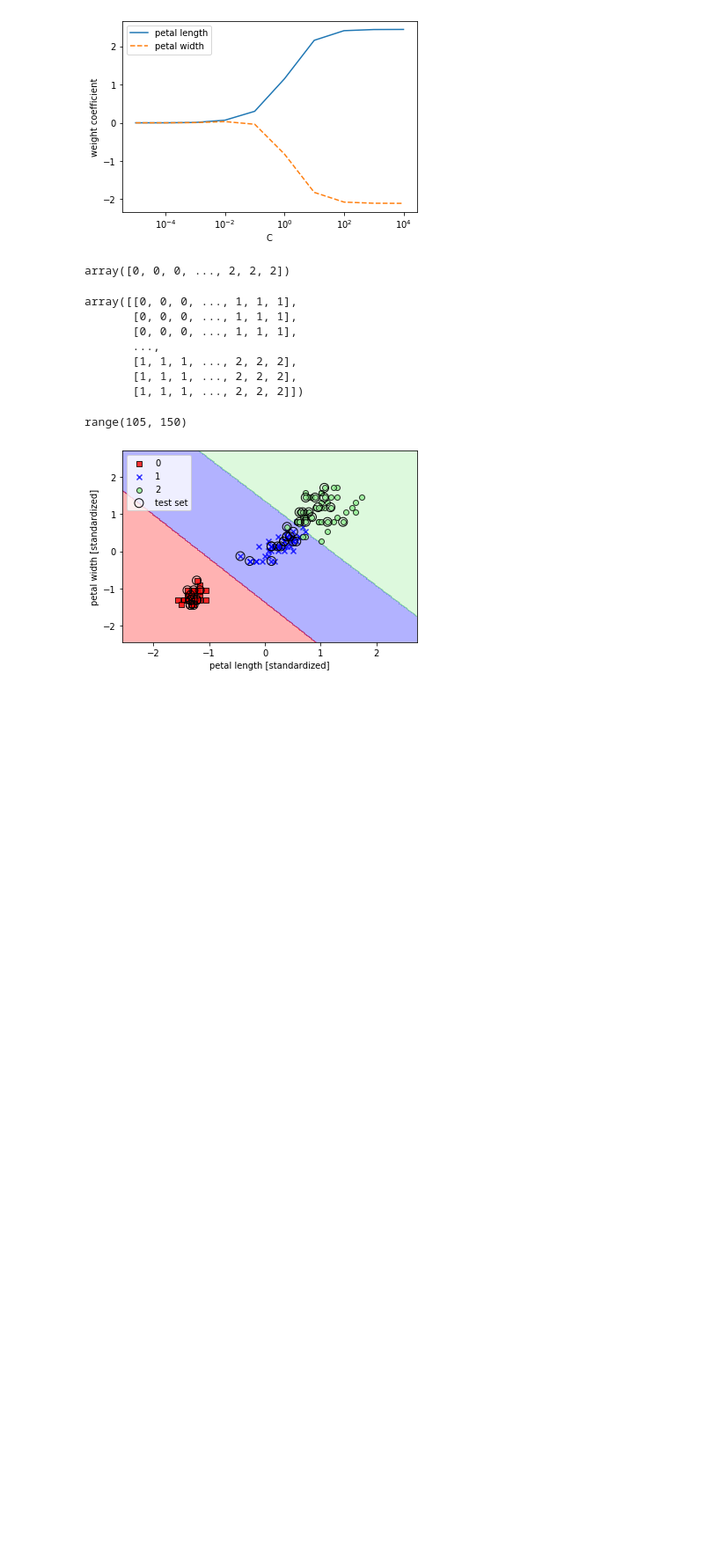
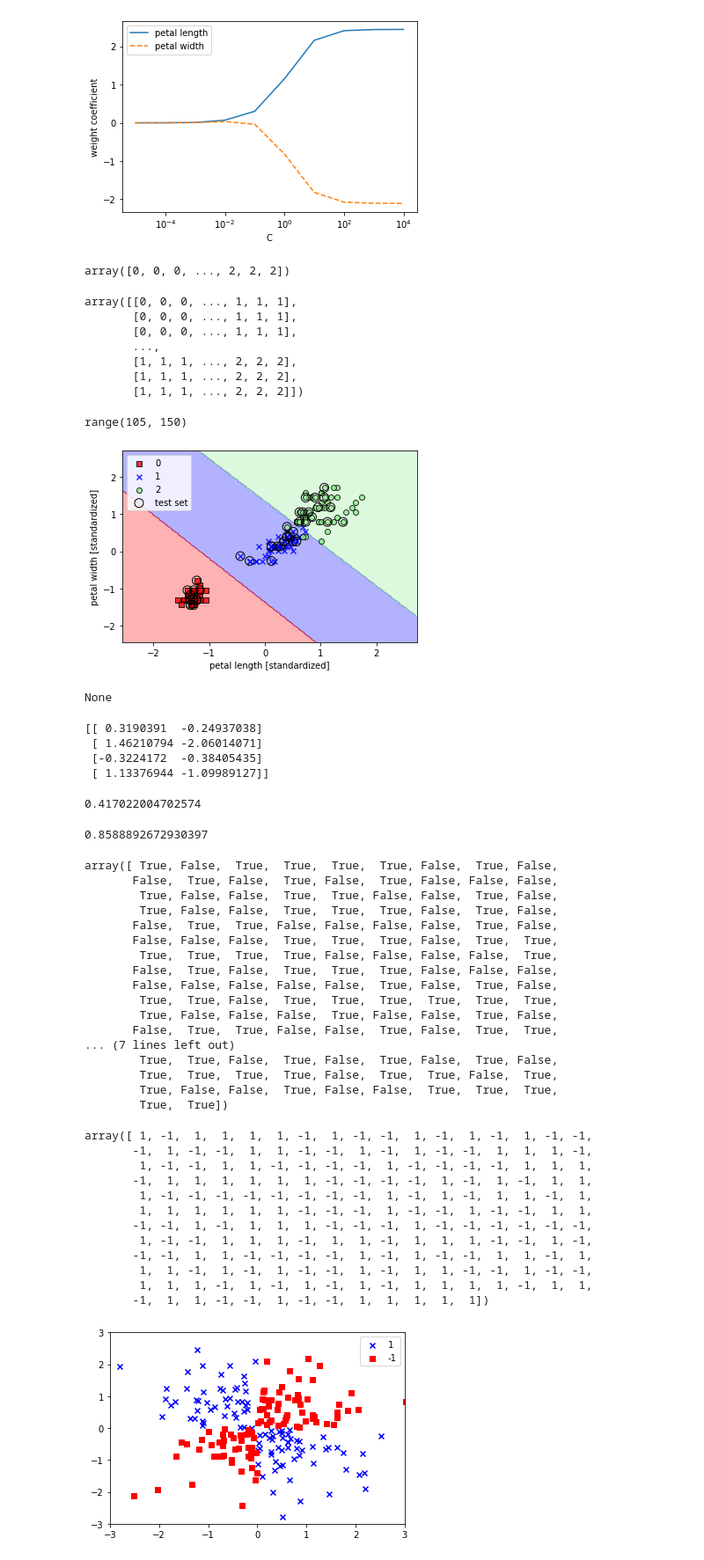
Before and after one commit to hirochan565G/PML_code, a Jupyter notebook: PML3.ipynb, the cells around one changed output. Shown at 88% size. Cells and saved outputs as stored; diff of their text form; code cells hidden in the pictures; blank space fills up the shorter version.

```diff
--- a/PML3.ipynb
+++ b/PML3.ipynb
@@ -616,0 +583,74 @@ range(105, 150)
+# %%
+print(np.random.seed(1))
+# %% [output]
+None
+# %%
+print(np.random.randn(4, 2))
+# %% [output]
+[[ 0.3190391  -0.24937038]
+ [ 1.46210794 -2.06014071]
+ [-0.3224172  -0.38405435]
+ [ 1.13376944 -1.09989127]]
+# %%
+np.random.seed(1)
+np.random.rand()
+##seed must be in same a cell.
+# %% [output]
+0.417022004702574
+# %%
+np.random.seed(32)
+np.random.rand()
+# %% [output]
+0.8588892672930397
+# %%
+np.random.seed(1)
+X_xor = np.random.randn(200, 2)
+y_xor = np.logical_xor(X_xor[:, 0] > 0,
+                      X_xor[:, 1] > 0)
+display(y_xor)
+y_xor = np.where(y_xor, 1, -1)
+##y_xorがTrueなら１、Falseなら-1
+display(y_xor)
+plt.scatter(X_xor[y_xor == 1, 0],
+           X_xor[y_xor == 1, 1],
+           c='b', marker='x',
+           label='1')
+plt.scatter(X_xor[y_xor == -1, 0],
+           X_xor[y_xor == -1, 1],
+           c='r', marker='s',
+           label='-1')
+plt.xlim([-3, 3])
+plt.ylim([-3, 3])
+plt.legend(loc='best')
+plt.show();
+# %% [output]
+array([ True, False,  True,  True,  True,  True, False,  True, False,
+       False,  True, False,  True, False,  True, False, False, False,
+        True, False, False,  True,  True, False, False,  True, False,
+        True, False, False,  True,  True,  True, False,  True, False,
+       False,  True,  True, False, False, False, False,  True, False,
+       False, False, False,  True,  True,  True, False,  True,  True,
+        True,  True,  True,  True, False, False, False, False,  True,
+       False,  True, False,  True,  True,  True, False, False, False,
+       False, False, False, False, False,  True, False,  True, False,
+        True,  True, False,  True,  True,  True,  True,  True,  True,
+        True, False, False, False,  True, False, False,  True, False,
+       False,  True,  True, False, False,  True, False,  True,  True,
+... (7 lines left out)
+        True,  True, False,  True, False,  True, False,  True, False,
+        True,  True,  True,  True, False,  True,  True, False,  True,
+        True, False, False,  True, False, False,  True,  True,  True,
+        True,  True])
+array([ 1, -1,  1,  1,  1,  1, -1,  1, -1, -1,  1, -1,  1, -1,  1, -1, -1,
+       -1,  1, -1, -1,  1,  1, -1, -1,  1, -1,  1, -1, -1,  1,  1,  1, -1,
+        1, -1, -1,  1,  1, -1, -1, -1, -1,  1, -1, -1, -1, -1,  1,  1,  1,
+       -1,  1,  1,  1,  1,  1,  1, -1, -1, -1, -1,  1, -1,  1, -1,  1,  1,
+        1, -1, -1, -1, -1, -1, -1, -1, -1,  1, -1,  1, -1,  1,  1, -1,  1,
+        1,  1,  1,  1,  1,  1, -1, -1, -1,  1, -1, -1,  1, -1, -1,  1,  1,
+       -1, -1,  1, -1,  1,  1,  1, -1, -1, -1,  1, -1, -1, -1, -1, -1, -1,
+        1, -1, -1,  1,  1,  1, -1,  1,  1, -1,  1,  1,  1, -1, -1,  1, -1,
+       -1, -1,  1,  1, -1, -1, -1, -1,  1, -1,  1, -1, -1,  1,  1, -1,  1,
+        1,  1, -1,  1, -1,  1, -1, -1,  1, -1,  1,  1, -1, -1,  1, -1, -1,
+        1,  1,  1, -1,  1, -1,  1, -1,  1, -1,  1,  1,  1,  1, -1,  1,  1,
+       -1,  1,  1, -1, -1,  1, -1, -1,  1,  1,  1,  1,  1])
+[figure, added]
```
Also changed, not shown: parts of 8 cells of this notebook.
